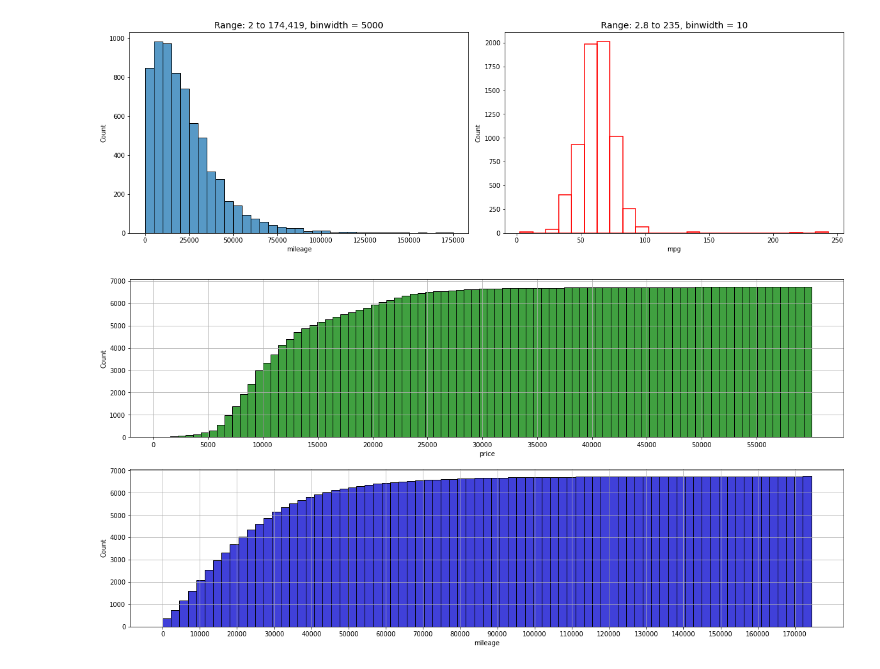
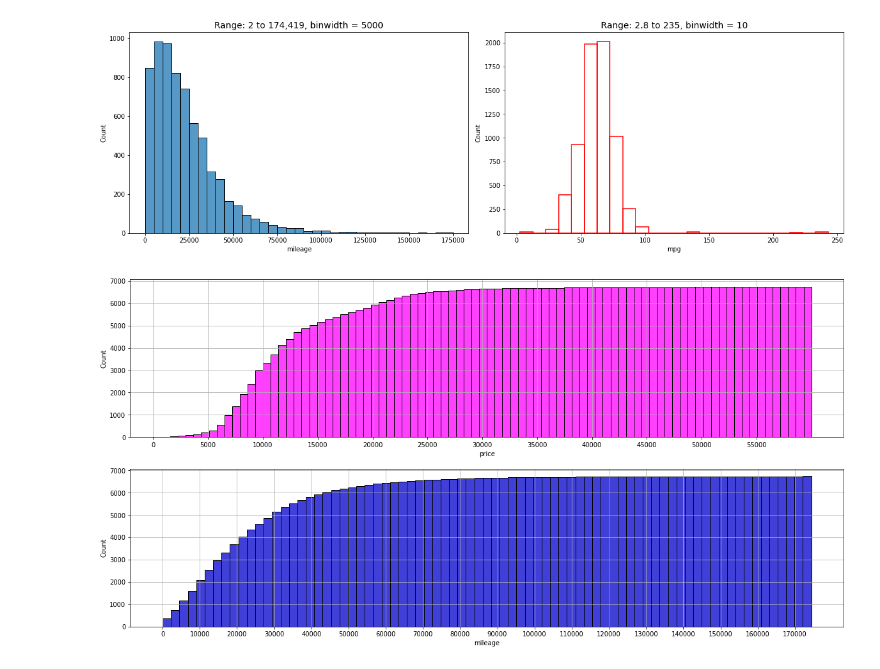
Before and after one commit to SamaSamrin/Toyota-Cars-EDA, a Jupyter notebook: TOYOTA_car_analysis.ipynb, the cells around one changed output. Cells and saved outputs as stored; diff of their text form; code cells hidden in the pictures.

Commit message:
Changed ecdf histogram colors

```diff
--- a/TOYOTA_car_analysis.ipynb
+++ b/TOYOTA_car_analysis.ipynb
@@ -186,19 +186,19 @@ plt.show()
 # %%
 plt.figure(figsize=(20,10))
 
 #sns.set_style("whitegrid")
 plt.subplot(2,1,1)
-sns.histplot(x="price", data=df, cumulative=True, color="green")
+sns.histplot(x="price", data=df, cumulative=True, color="magenta")
 plt.xticks(np.arange(0, 60000, 5000))
 plt.grid()
 
 #sns.set_theme()
 #sns.set_style("dark")
 plt.subplot(2,1,2)
 sns.histplot(x="mileage", data=df, cumulative=True, color="mediumblue")
 plt.xticks(np.arange(0, 175000, 10000))
 plt.grid()
 
 plt.show()
 # %% [output]
-[figure, old version]
+[figure, new version]
```
